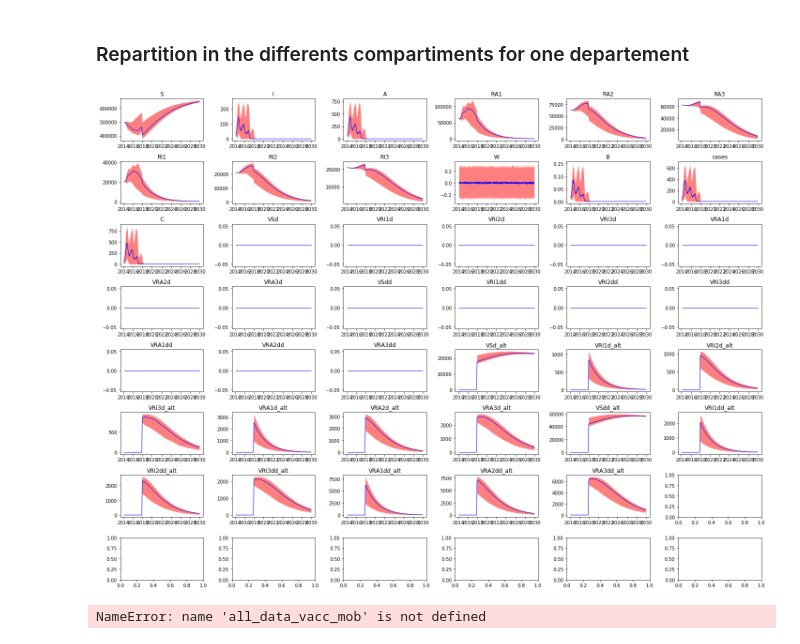
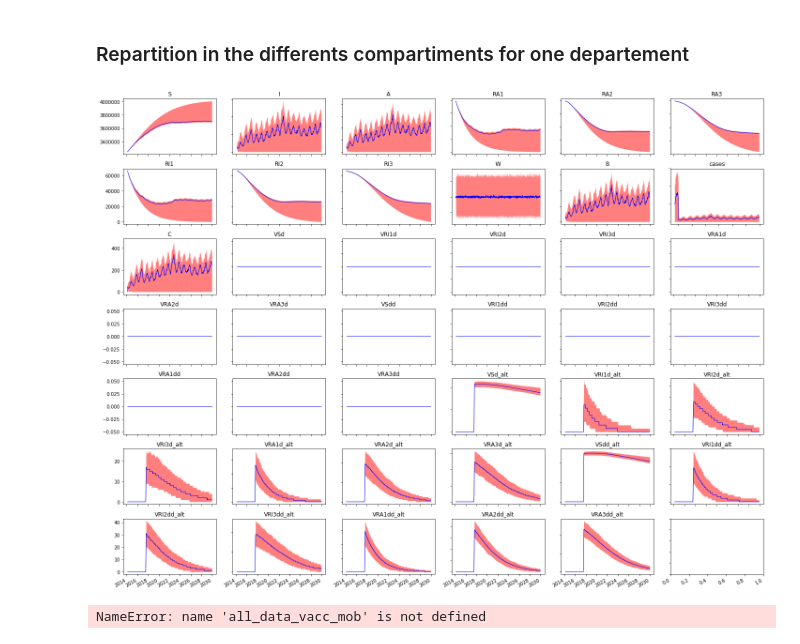
Before and after one commit to jcblemai/haiti-mass-ocv-campaign, a Jupyter notebook: forecast_all-dept.ipynb, the cells around one changed output. Cells and saved outputs as stored; diff of their text form; code cells hidden in the pictures.

```diff
--- a/forecast_all-dept.ipynb
+++ b/forecast_all-dept.ipynb
@@ -197,7 +197,8 @@ cols(
 ti = input_parameters['t_start']
 tf = input_parameters['t_end']
 #tf = input_parameters['t_end'] + datetime.timedelta(356)
-#tf = t_for
+#ti = input_parameters['t_end']
+tf = t_for
 
 all_data['Ouest'].q05['cases'][:datetime.date(2017,6,10)] = np.nan
 all_data['Ouest'].q50['cases'][:datetime.date(2017,6,10)] = np.nan
@@ -215,7 +216,7 @@ for i, dp in enumerate(departements):
     axt.bar(pd.date_range(ti,tf, freq='W-SAT').date, rain[dp].resample('W-SAT').sum()[ti:tf], label = r'Rainfall', color = 'darkblue', width=7, alpha = 1)
 
     axes[i].set_title(dp)
-    axes[i].set_ylim(0, 500)
+    axes[i].set_ylim(0, 100)
     axt.set_ylim(1000, 0)
     #axt.set_ylim(4*max(rain[dp].resample('W-SAT').sum()[t_start:t_for]),0) # check if only reverse y
     axes[i].set_xlim(ti, tf)
@@ -239,20 +240,25 @@ fig.tight_layout()
 # %% [markdown]
 ### Repartition in the differents compartiments for one departement
 # %%
-dp = 'Centre'
+dp = 'Ouest'
 ti = input_parameters['t_start']
 tf = input_parameters['t_end']
 tf = t_for
-fig, axes = plt.subplots((len(compartments))//5, 6, figsize=(20,15), squeeze = True);
+fig, axes = plt.subplots((len(compartments))//5-1, 6, figsize=(20,15), squeeze = True);
 axes = axes.flatten();
 for i, comp in enumerate(compartments):
     axes[i].fill_between(all_data[dp].q05[comp][ti:tf].index, all_data[dp].q05[comp][ti:tf], all_data[dp].q95[comp][ti:tf], alpha = .5, color = 'red', linewidth = 0)
     axes[i].plot(all_data[dp].q50[comp][ti:tf], alpha = 1,linestyle='-', linewidth = 1, color = 'blue')
     axes[i].set_title(comp)
 
+for ax in axes:
+    ax.label_outer()
+
+fig.autofmt_xdate()
+
 fig.tight_layout()
 # %% [output]
-[figure, old version]
+[figure, new version]
 # %%
 to_plot = all_data_vacc_mob
 plot_all_q50 =  pd.DataFrame(0, index = pd.DatetimeIndex(start =  t_start,
```
Also changed, not shown: parts of 2 cells of this notebook, 2 other files.
